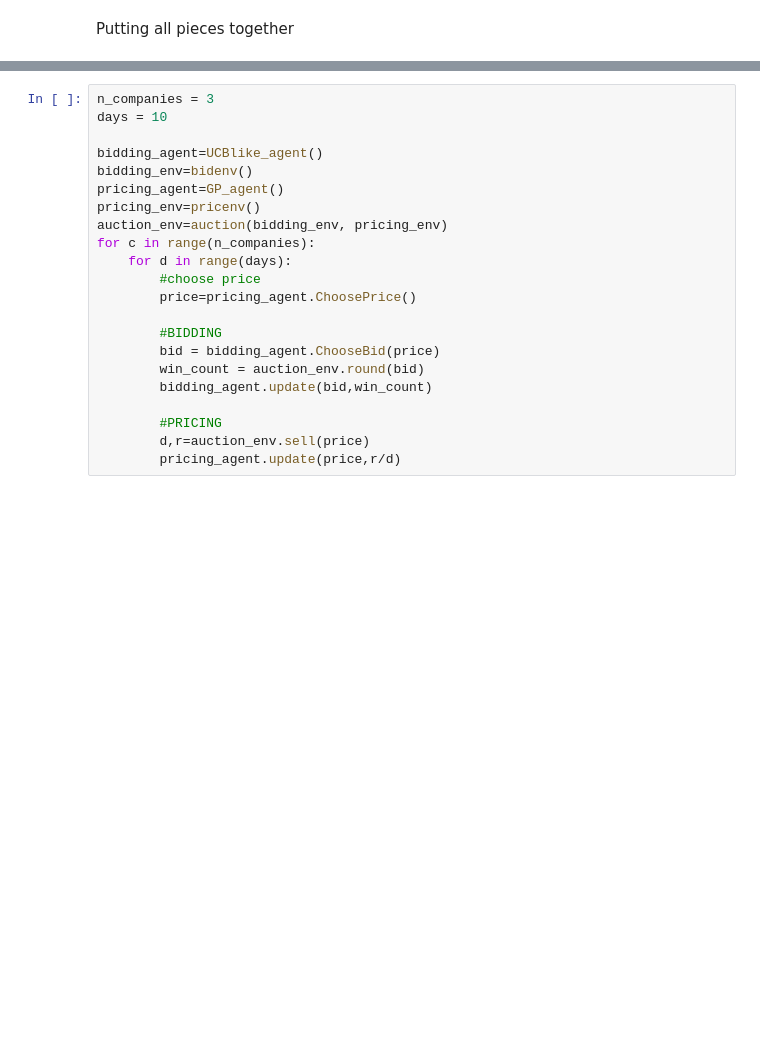
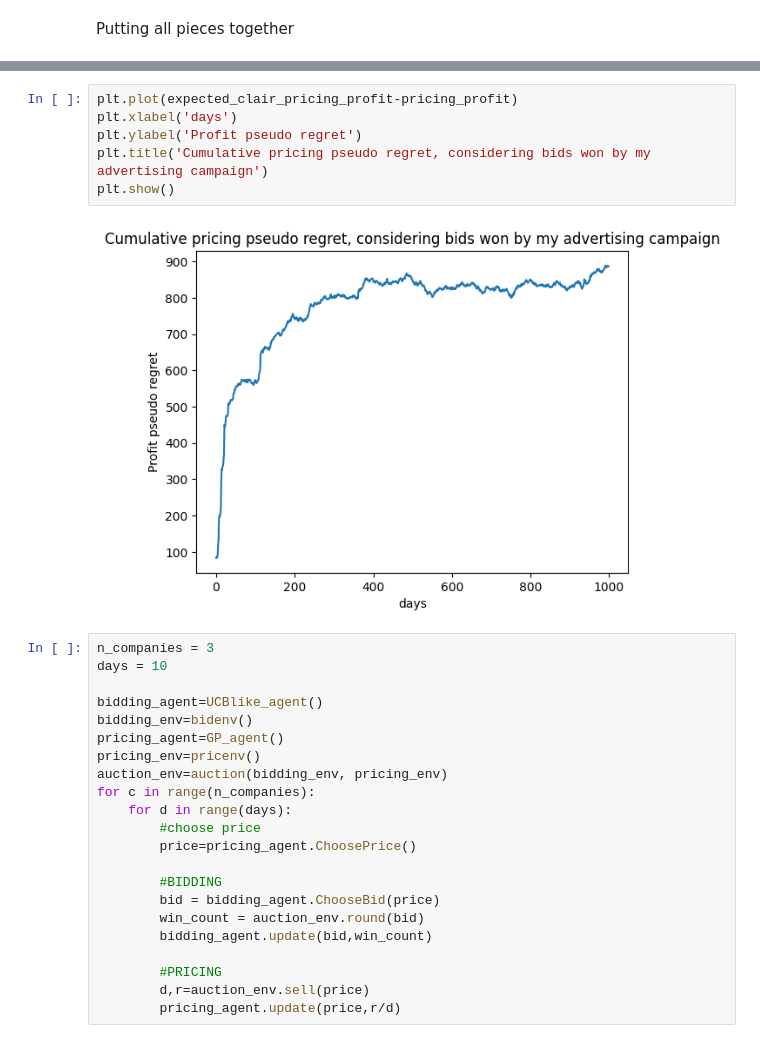
Before and after one commit to manuu1311/OLA-project, a Jupyter notebook: Deliverables/Requirement1/requirement1.ipynb, the cells around one changed output, grey strips where cells are left out. Cells and saved outputs as stored; diff of their text form; blank space fills up the shorter version.

```diff
--- a/Deliverables/Requirement1/requirement1.ipynb
+++ b/Deliverables/Requirement1/requirement1.ipynb
@@ -415,3 +421,11 @@ plt.show()
+# %%
+plt.plot(expected_clair_pricing_profit-pricing_profit)
+plt.xlabel('days')
+plt.ylabel('Profit pseudo regret')
+plt.title('Cumulative pricing pseudo regret, considering bids won by my advertising campaign')
+plt.show()
+# %% [output]
+[figure, added]
 # %%
 n_companies = 3
 days = 10
```
Also changed, not shown: parts of 8 cells of this notebook, 1 other file.
